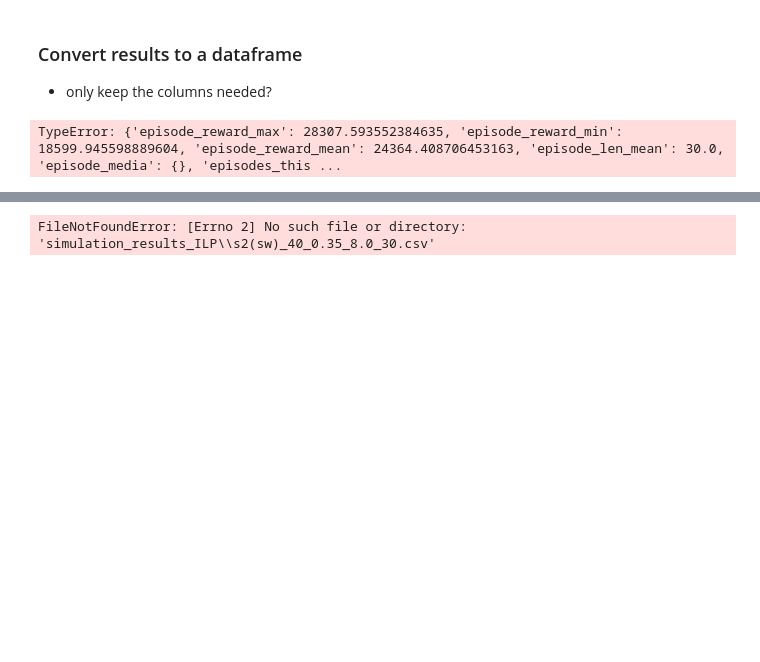
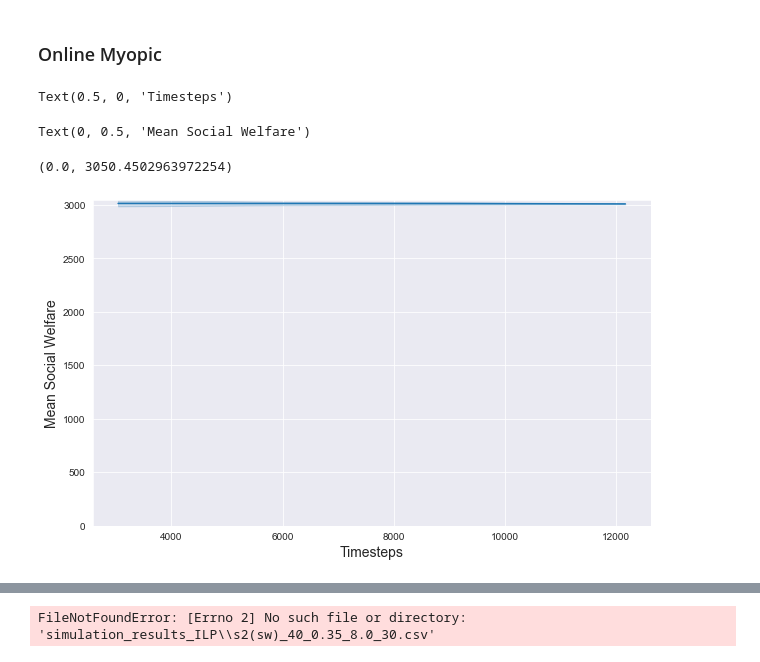
Before and after one commit to fb1n15/edge-cloud-resource-allocation-using-MARL, a Jupyter notebook: src/jupyter_notebooks/Analysis_of_results.ipynb, the cells around one changed output, grey strips where cells are left out. Drawn from its saved outputs; the diff is of its cells as text; code cells hidden in the pictures; blank space fills up the shorter version.

```diff
--- a/src/jupyter_notebooks/Analysis_of_results.ipynb
+++ b/src/jupyter_notebooks/Analysis_of_results.ipynb
@@ -34,7 +23,7 @@ sns.lineplot(x='size',y='total_bill', data=dataset)
 # https://stackoverflow.com/a/29206464/7060068
 import os
 
-path = '/Users/fan/OneDrive - University of Southampton/My-Projects/Edge-Cloud-Resource-Allocation/marl-edge-cloud/results/edge_cloud_independent_ppo_with_history_5_actions'
+path = '/Users/fan/OneDrive - University of Southampton/My-Projects/Edge-Cloud-Resource-Allocation/marl-edge-cloud/results/edge_cloud_independent_ppo_with_history_5-actions_env-3'
 dir_list = os.listdir(path)
 print(dir_list)
 # %% [output]
@@ -77,14 +74,16 @@ file size = 514027
-# %% [markdown]
-### Convert results to a dataframe
-- only keep the columns needed?
-# %%
-
-
-# Flatten data
-df_nested_list = pd.json_normalize(results, record_path =['custom_metrics'])
-df_nested_list.head()
-
-# df = pd.read_json(file_path)
-# df.head()
-# %% [output]
-TypeError: {'episode_reward_max': 28307.593552384635, 'episode_reward_min': 18599.945598889604, 'episode_reward_mean': 24364.408706453163, 'episode_len_mean': 30.0, 'episode_media': {}, 'episodes_this ...
+# %% [markdown]
+### Online Myopic
+# %%
+# plot the confidence interval for the mean
+# https://stackoverflow.com/a/44941463/7060068
+
+p = sns.lineplot(x=df_results.index, y='Social Welfare (Online Myopic)_mean', data=df_results)  # 2 actions (blue)
+p.set_xlabel("Timesteps", fontsize = 14)
+p.set_ylabel("Mean Social Welfare", fontsize = 14)
+# https://stackoverflow.com/a/57101557/7060068
+p.axes.set_ylim(0)
+# %% [output]
+Text(0.5, 0, 'Timesteps')
+Text(0, 0.5, 'Mean Social Welfare')
+(0.0, 3050.4502963972254)
+[figure, added]
```
Also changed, not shown: parts of 16 cells of this notebook, 5 other files.
